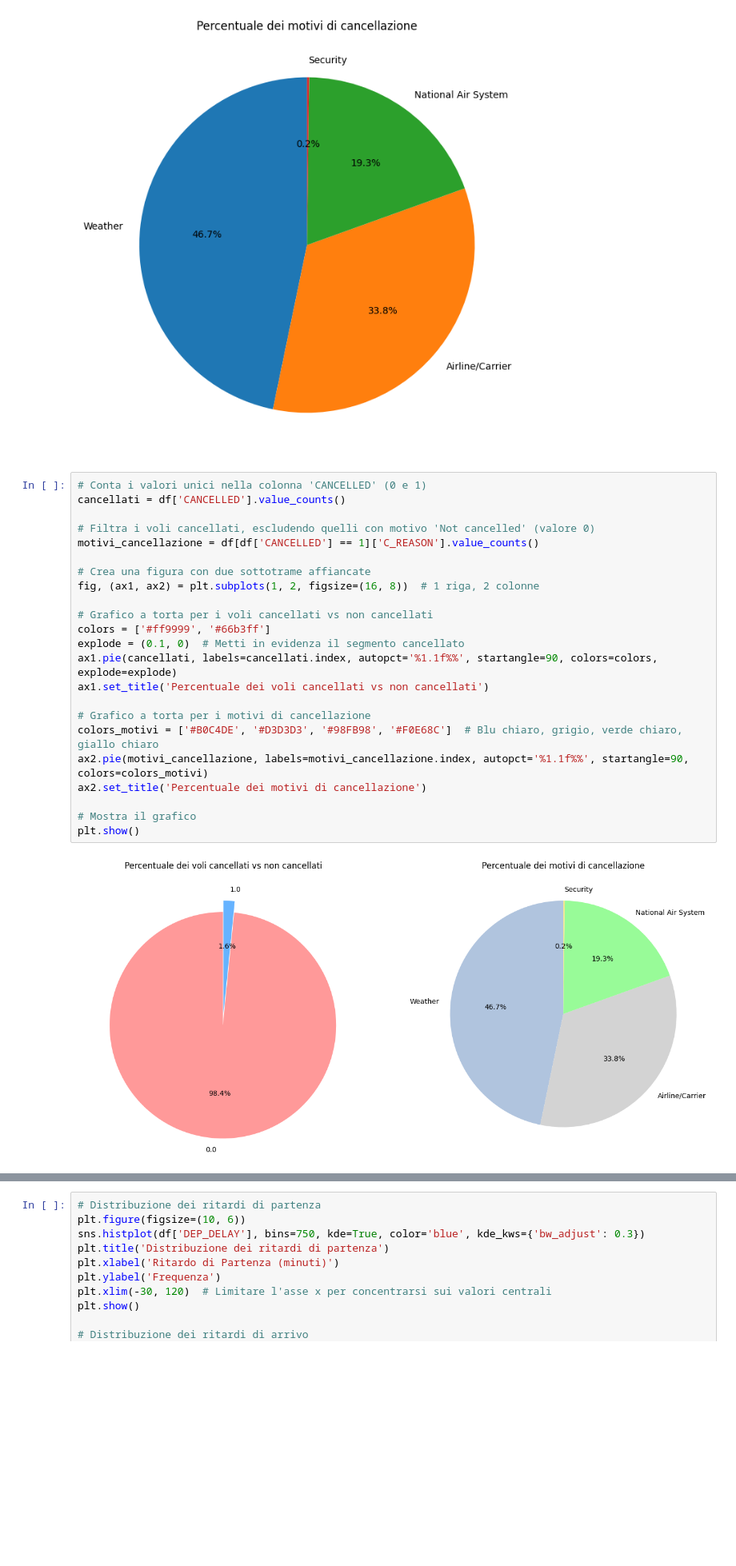
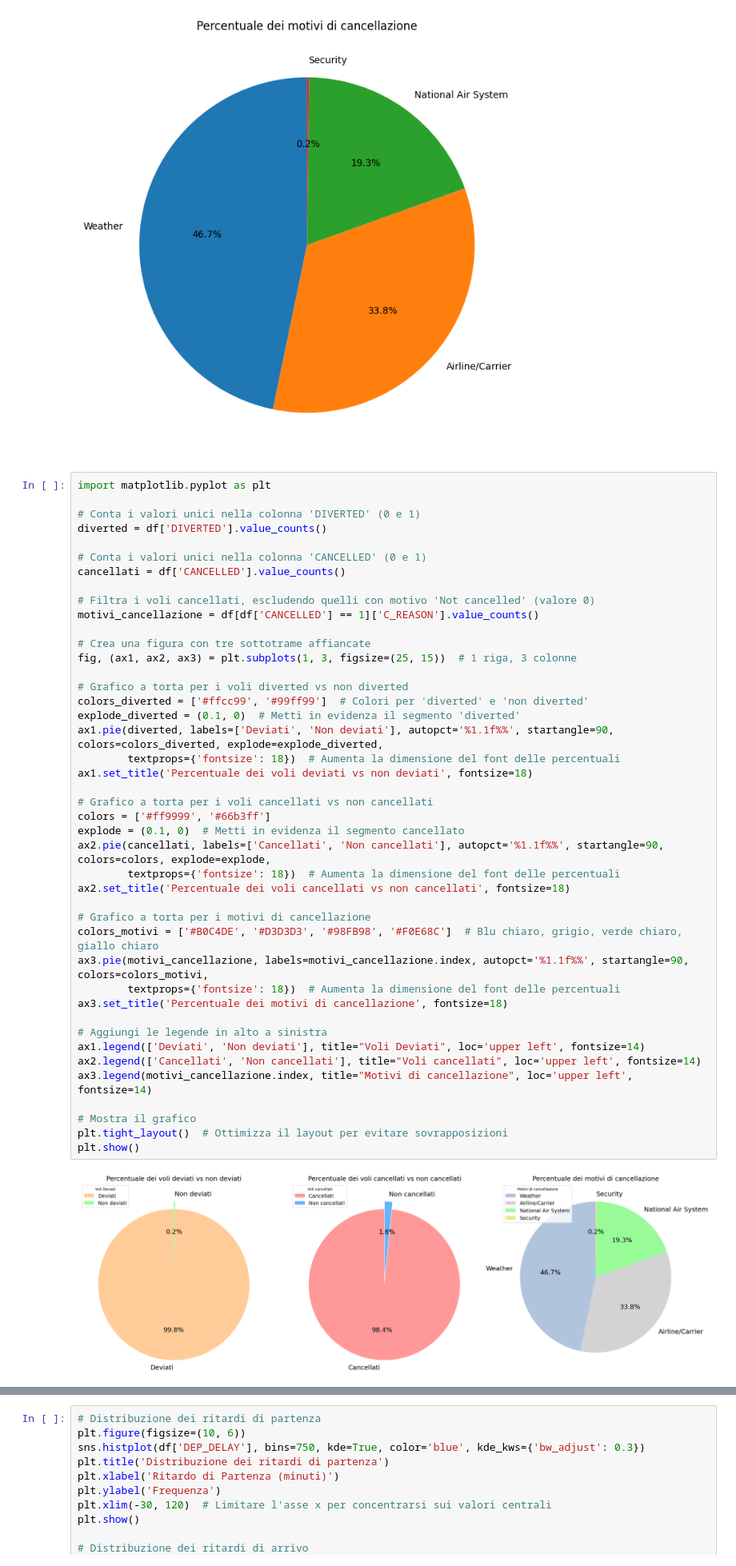
Before and after one commit to Walter-Di-Sabatino/Time-Series-Data-Science-Project, a Jupyter notebook: data_visualization.ipynb, the cells around one changed output, grey strips where cells are left out. Shown at 80% size. Cells and saved outputs as stored; diff of their text form; blank space fills up the shorter version.

```diff
--- a/data_visualization.ipynb
+++ b/data_visualization.ipynb
@@ -97,30 +93,50 @@ plt.show()
 # %% [output]
 [figure]
 # %%
+import matplotlib.pyplot as plt
+
+# Conta i valori unici nella colonna 'DIVERTED' (0 e 1)
+diverted = df['DIVERTED'].value_counts()
+
 # Conta i valori unici nella colonna 'CANCELLED' (0 e 1)
 cancellati = df['CANCELLED'].value_counts()
 
 # Filtra i voli cancellati, escludendo quelli con motivo 'Not cancelled' (valore 0)
 motivi_cancellazione = df[df['CANCELLED'] == 1]['C_REASON'].value_counts()
 
-# Crea una figura con due sottotrame affiancate
-fig, (ax1, ax2) = plt.subplots(1, 2, figsize=(16, 8))  # 1 riga, 2 colonne
+# Crea una figura con tre sottotrame affiancate
+fig, (ax1, ax2, ax3) = plt.subplots(1, 3, figsize=(25, 15))  # 1 riga, 3 colonne
+
+# Grafico a torta per i voli diverted vs non diverted
+colors_diverted = ['#ffcc99', '#99ff99']  # Colori per 'diverted' e 'non diverted'
+explode_diverted = (0.1, 0)  # Metti in evidenza il segmento 'diverted'
+ax1.pie(diverted, labels=['Deviati', 'Non deviati'], autopct='%1.1f%%', startangle=90, colors=colors_diverted, explode=explode_diverted,
+        textprops={'fontsize': 18})  # Aumenta la dimensione del font delle percentuali
+ax1.set_title('Percentuale dei voli deviati vs non deviati', fontsize=18)
 
 # Grafico a torta per i voli cancellati vs non cancellati
 colors = ['#ff9999', '#66b3ff']
 explode = (0.1, 0)  # Metti in evidenza il segmento cancellato
-ax1.pie(cancellati, labels=cancellati.index, autopct='%1.1f%%', startangle=90, colors=colors, explode=explode)
-ax1.set_title('Percentuale dei voli cancellati vs non cancellati')
+ax2.pie(cancellati, labels=['Cancellati', 'Non cancellati'], autopct='%1.1f%%', startangle=90, colors=colors, explode=explode,
+        textprops={'fontsize': 18})  # Aumenta la dimensione del font delle percentuali
+ax2.set_title('Percentuale dei voli cancellati vs non cancellati', fontsize=18)
 
 # Grafico a torta per i motivi di cancellazione
 colors_motivi = ['#B0C4DE', '#D3D3D3', '#98FB98', '#F0E68C']  # Blu chiaro, grigio, verde chiaro, giallo chiaro
-ax2.pie(motivi_cancellazione, labels=motivi_cancellazione.index, autopct='%1.1f%%', startangle=90, colors=colors_motivi)
-ax2.set_title('Percentuale dei motivi di cancellazione')
+ax3.pie(motivi_cancellazione, labels=motivi_cancellazione.index, autopct='%1.1f%%', startangle=90, colors=colors_motivi,
+        textprops={'fontsize': 18})  # Aumenta la dimensione del font delle percentuali
+ax3.set_title('Percentuale dei motivi di cancellazione', fontsize=18)
+
+# Aggiungi le legende in alto a sinistra
+ax1.legend(['Deviati', 'Non deviati'], title="Voli Deviati", loc='upper left', fontsize=14)
+ax2.legend(['Cancellati', 'Non cancellati'], title="Voli cancellati", loc='upper left', fontsize=14)
+ax3.legend(motivi_cancellazione.index, title="Motivi di cancellazione", loc='upper left', fontsize=14)
 
 # Mostra il grafico
+plt.tight_layout()  # Ottimizza il layout per evitare sovrapposizioni
 plt.show()
 # %% [output]
-[figure, old version]
+[figure, new version]
 # %%
 # Calcolo delle cancellazioni per compagnia aerea (a causa della compagnia stessa)
 carrier_cancellations = df[df['CANCELLED'] == 1.0 ].groupby('OP_CARRIER').size().reset_index(name='Cancellazioni')
```
Also changed, not shown: parts of 1 cell of this notebook.
